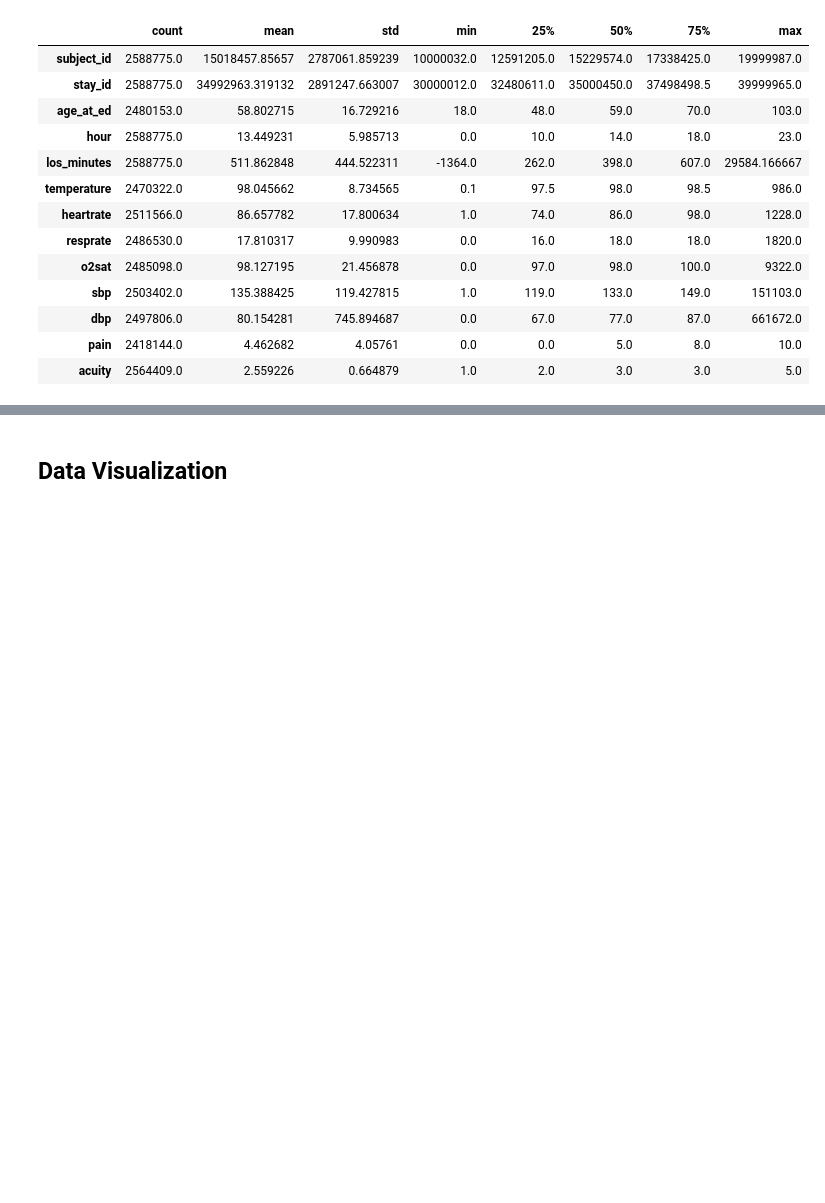
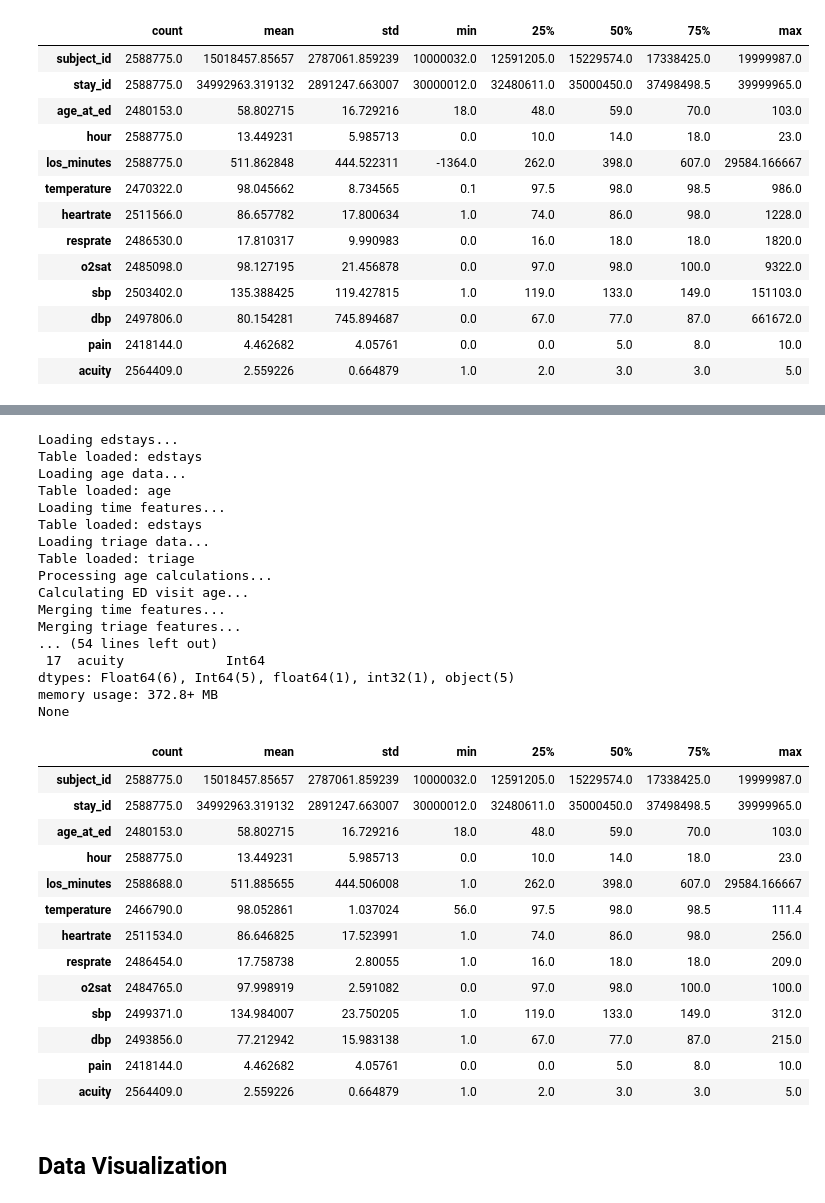
Before and after one commit to kasra321/milestone_ii, a Jupyter notebook: notebooks/Data Prepration.ipynb, the cells around one changed output, grey strips where cells are left out. Saved outputs shown, nothing was run; the diff lists cells and outputs as text; code cells hidden in the pictures; blank space fills up the shorter version.

```diff
--- a/notebooks/Data Prepration.ipynb
+++ b/notebooks/Data Prepration.ipynb
@@ -301,2 +292,41 @@ DataFrame with invalid measurements replaced by NaN, ensuring data quality for a
+# %%
+# Data Preprocessing
+preprocessor = DataPreprocessor(mimicdf)
+clean_data = preprocessor.prepare_data()
+
+print(clean_data.info())
+clean_data.describe().T
+# %% [output]
+Loading edstays...
+Table loaded: edstays
+Loading age data...
+Table loaded: age
+Loading time features...
+Table loaded: edstays
+Loading triage data...
+Table loaded: triage
+Processing age calculations...
+Calculating ED visit age...
+Merging time features...
+Merging triage features...
+... (54 lines left out)
+ 17  acuity             Int64
+dtypes: Float64(6), Int64(5), float64(1), int32(1), object(5)
+memory usage: 372.8+ MB
+None
+|  | count | mean | std | min | 25% | 50% | 75% | max |
+| subject_id | 2588775.0 | 15018457.85657 | 2787061.859239 | 10000032.0 | 12591205.0 | 15229574.0 | 17338425.0 | 19999987.0 |
+| stay_id | 2588775.0 | 34992963.319132 | 2891247.663007 | 30000012.0 | 32480611.0 | 35000450.0 | 37498498.5 | 39999965.0 |
+| age_at_ed | 2480153.0 | 58.802715 | 16.729216 | 18.0 | 48.0 | 59.0 | 70.0 | 103.0 |
+| hour | 2588775.0 | 13.449231 | 5.985713 | 0.0 | 10.0 | 14.0 | 18.0 | 23.0 |
+| los_minutes | 2588688.0 | 511.885655 | 444.506008 | 1.0 | 262.0 | 398.0 | 607.0 | 29584.166667 |
+| temperature | 2466790.0 | 98.052861 | 1.037024 | 56.0 | 97.5 | 98.0 | 98.5 | 111.4 |
+| heartrate | 2511534.0 | 86.646825 | 17.523991 | 1.0 | 74.0 | 86.0 | 98.0 | 256.0 |
+| resprate | 2486454.0 | 17.758738 | 2.80055 | 1.0 | 16.0 | 18.0 | 18.0 | 209.0 |
+| o2sat | 2484765.0 | 97.998919 | 2.591082 | 0.0 | 97.0 | 98.0 | 100.0 | 100.0 |
+| sbp | 2499371.0 | 134.984007 | 23.750205 | 1.0 | 119.0 | 133.0 | 149.0 | 312.0 |
+| dbp | 2493856.0 | 77.212942 | 15.983138 | 1.0 | 67.0 | 77.0 | 87.0 | 215.0 |
+| pain | 2418144.0 | 4.462682 | 4.05761 | 0.0 | 0.0 | 5.0 | 8.0 | 10.0 |
+| acuity | 2564409.0 | 2.559226 | 0.664879 | 1.0 | 2.0 | 3.0 | 3.0 | 5.0 |
 # %% [markdown]
 ## Data Visualization
```
Also changed, not shown: parts of 2 cells of this notebook.
